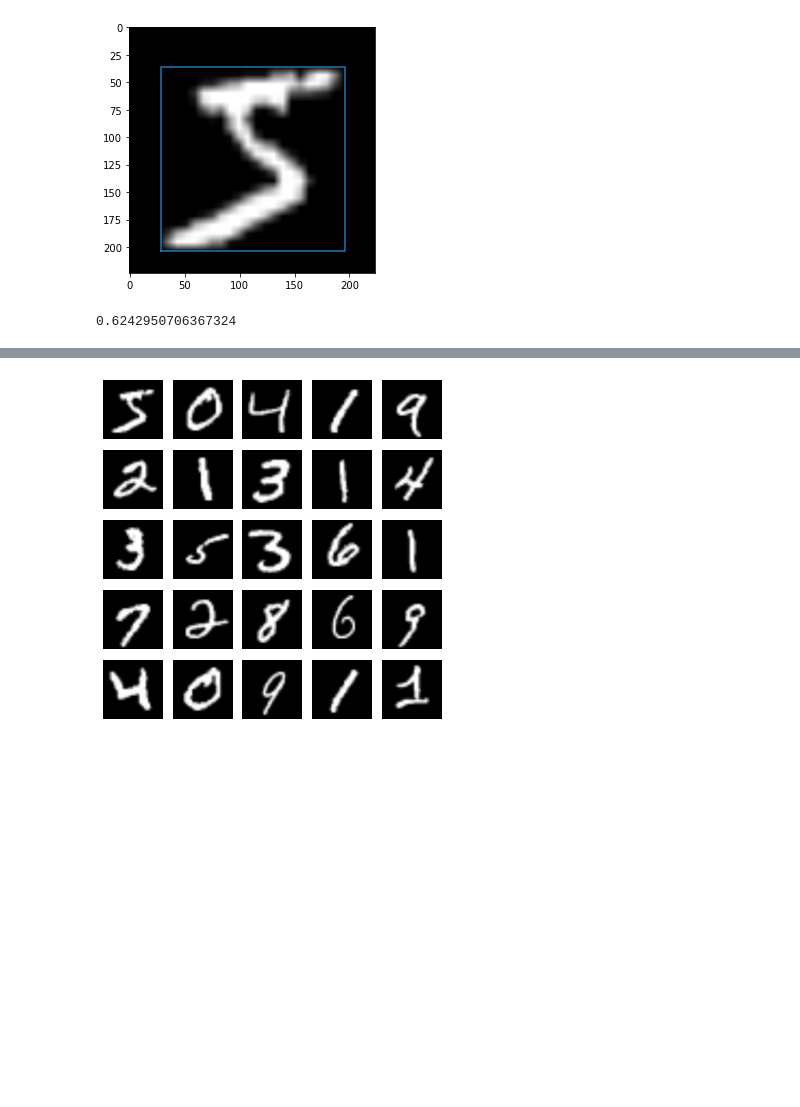
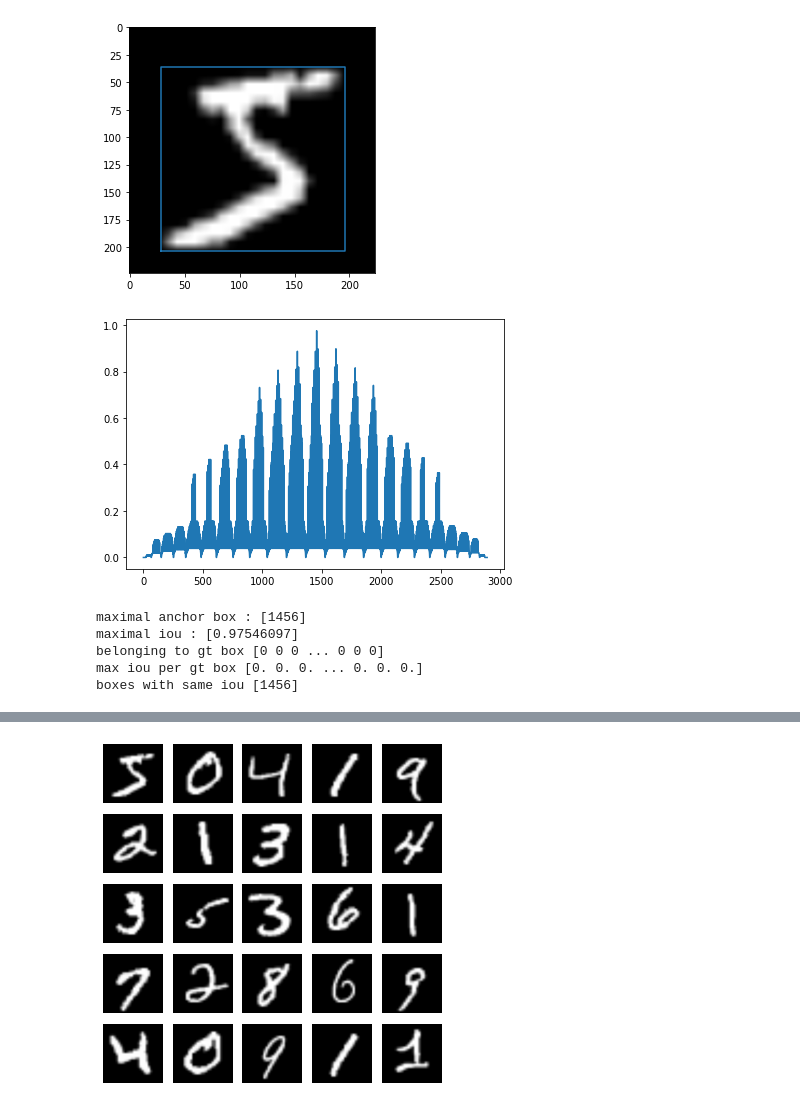
Before and after one commit to B-ramB/DL-DeepFruitDetection, a Jupyter notebook: DLOrchard.ipynb, the cells around one changed output, grey strips where cells are left out. Drawn from its saved outputs; the diff is of its cells as text; code cells hidden in the pictures; blank space fills up the shorter version.

```diff
--- a/DLOrchard.ipynb
+++ b/DLOrchard.ipynb
@@ -256,13 +265,13 @@ for i in ctr_x:
 # %% [output]
 [figure]
 # %%
-anchors = np.zeros((len(ctr_x)*len(ctr_y)*9,4))
+anchors = np.zeros((len(ctr_x)*len(ctr_y)*anchor_num,4))
 index = 0
 for x in ctr_x:
     for y in ctr_y:
         xy = np.array([y,x,y,x])
-        anchors[index:index + 9,:] = anchor_base + xy
-        index += 9
+        anchors[index:index + anchor_num,:] = anchor_base + xy
+        index += anchor_num
 # %%
 valid_anchors_poses = np.where(((anchors.T[0]>=0) & (anchors.T[1]>=0) &
          (anchors.T[2]<=224) & (anchors.T[3]<=224)),1,0)
@@ -282,27 +314,13 @@ plt.tight_layout()
 # %%
+dummy_anchor = [boxgen(dummy)]
+dummy_label = [5]
+y1,x1,y2,x2 = dummy_anchor[0]
+
 plt.figure()
 plt.imshow(dummy.squeeze(),cmap='gray')
-d = dummy.squeeze().squeeze()
-for index, y in enumerate(d):
-    if y.max()>0:
-        y1 = index; break
-
-for index, y in enumerate(reversed(d)):
-    if y.max()>0:
-        y2 = 224-index; break
-
-for index, y in enumerate(d.T):
-    if y.max()>0:
-        x1 = index; break
-
-for index, y in enumerate(reversed(d.T)):
-    if y.max()>0:
-        x2 = 224-index; break
-
-dummy_anchor = [np.array([y1,x1,y2,x2])]
-dummy_label = [5]
 plt.plot([x1,x2,x2,x1,x1],[y2,y2,y1,y1,y2])
 plt.tight_layout()
+
 print(dummy_anchor)
 # %% [output]
 [array([ 36,  28, 204, 196])]
@@ -329,6 +347,28 @@ for indexa, xya in enumerate(valid_anchors):
             iou = 0
         ious[indexa, indexb] = iou
 # %%
-max_anchor_area/box_area
+plt.plot(ious)
+plt.tight_layout()
 # %% [output]
-0.6242950706367324
+[figure, added]
+# %%
+gt_argmax_ious = ious.argmax(axis=0)
+print(f'maximal anchor box : {gt_argmax_ious}')
+
+gt_max_ious = ious[gt_argmax_ious, np.arange(ious.shape[1])]
+print(f'maximal iou : {gt_max_ious}')
+
+argmax_ious = ious.argmax(axis=1)
+print(f'belonging to gt box {argmax_ious}')
+
+max_ious = ious[np.arange(ious.shape[0]), argmax_ious]
+print(f'max iou per gt box {max_ious}')
+
+gt_argmax_ious = np.where(ious == gt_max_ious)[0]
+print(f'boxes with same iou {gt_argmax_ious}')
+# %% [output]
+maximal anchor box : [1456]
+maximal iou : [0.97546097]
+belonging to gt box [0 0 0 ... 0 0 0]
+max iou per gt box [0. 0. 0. ... 0. 0. 0.]
+boxes with same iou [1456]
```
Also changed, not shown: parts of 23 cells of this notebook.
